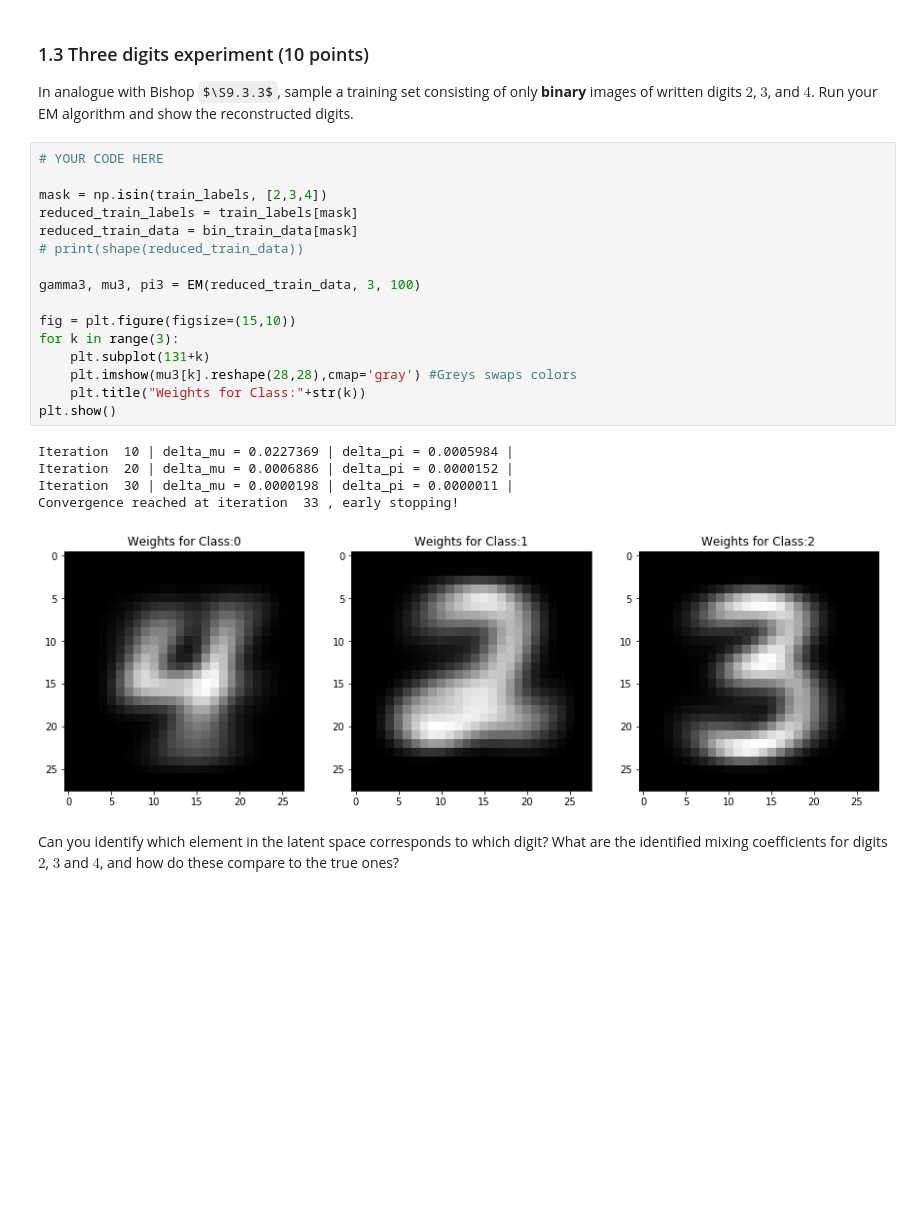
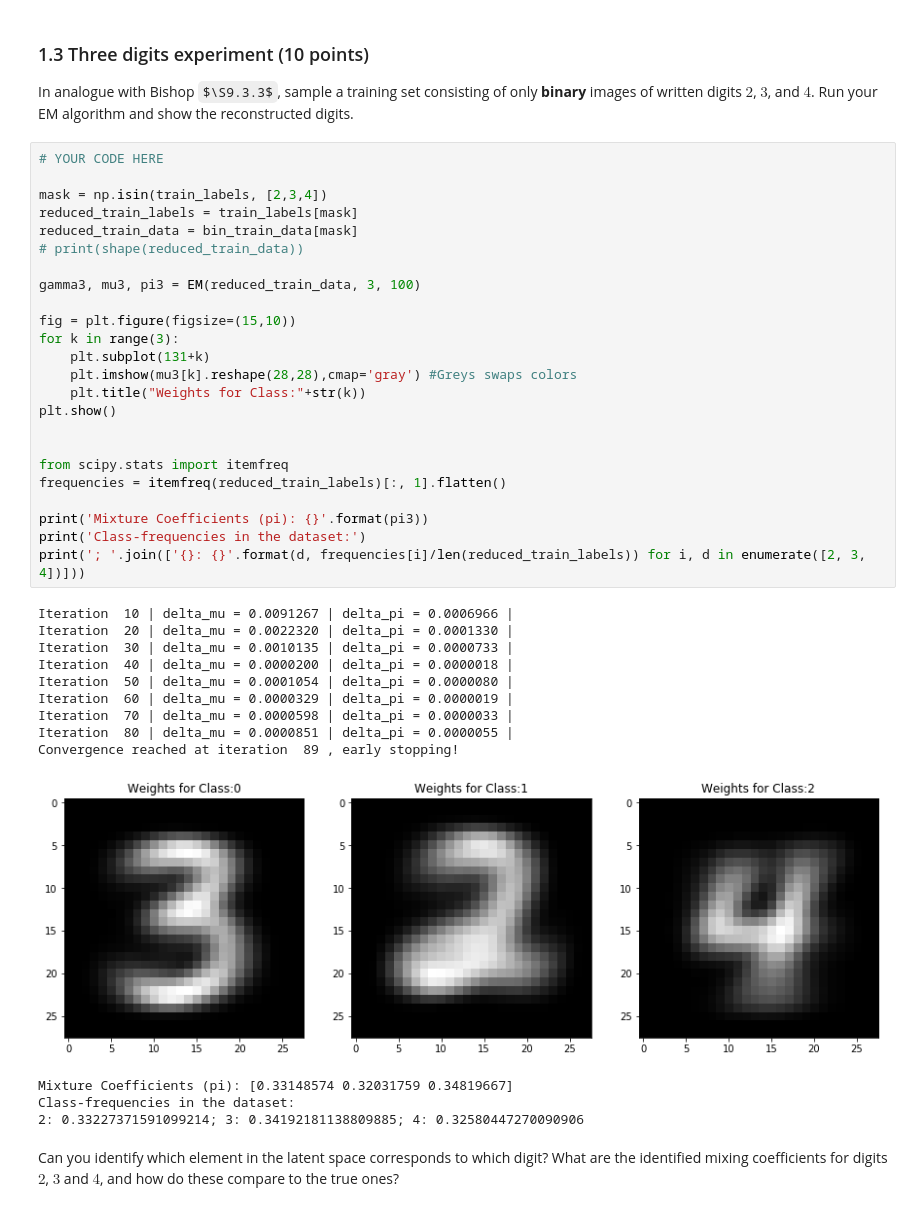
Before and after one commit to davide-belli/machine-learning-2-labs-hws, a Jupyter notebook: lab3/lab3.ipynb, the cells around one changed output. Cells and saved outputs as stored; diff of their text form; some formulas as TeX source; blank space fills up the shorter version.

```diff
--- a/lab3/lab3.ipynb
+++ b/lab3/lab3.ipynb
@@ -213,25 +213,41 @@ In analogue with Bishop $\S9.3.3$, sample a training set consisting of only __bi
 # %%
 # YOUR CODE HERE
 
 mask = np.isin(train_labels, [2,3,4])
 reduced_train_labels = train_labels[mask]
 reduced_train_data = bin_train_data[mask]
 # print(shape(reduced_train_data))
 
 gamma3, mu3, pi3 = EM(reduced_train_data, 3, 100)
 
 fig = plt.figure(figsize=(15,10))
 for k in range(3):
     plt.subplot(131+k)
     plt.imshow(mu3[k].reshape(28,28),cmap='gray') #Greys swaps colors
     plt.title("Weights for Class:"+str(k))
 plt.show()
+
+
+from scipy.stats import itemfreq
+frequencies = itemfreq(reduced_train_labels)[:, 1].flatten()
+
+print('Mixture Coefficients (pi): {}'.format(pi3))
+print('Class-frequencies in the dataset:')
+print('; '.join(['{}: {}'.format(d, frequencies[i]/len(reduced_train_labels)) for i, d in enumerate([2, 3, 4])]))
 # %% [output]
-Iteration  10 | delta_mu = 0.0227369 | delta_pi = 0.0005984 |
-Iteration  20 | delta_mu = 0.0006886 | delta_pi = 0.0000152 |
-Iteration  30 | delta_mu = 0.0000198 | delta_pi = 0.0000011 |
-Convergence reached at iteration  33 , early stopping!
+Iteration  10 | delta_mu = 0.0091267 | delta_pi = 0.0006966 |
+Iteration  20 | delta_mu = 0.0022320 | delta_pi = 0.0001330 |
+Iteration  30 | delta_mu = 0.0010135 | delta_pi = 0.0000733 |
+Iteration  40 | delta_mu = 0.0000200 | delta_pi = 0.0000018 |
+Iteration  50 | delta_mu = 0.0001054 | delta_pi = 0.0000080 |
+Iteration  60 | delta_mu = 0.0000329 | delta_pi = 0.0000019 |
+Iteration  70 | delta_mu = 0.0000598 | delta_pi = 0.0000033 |
+Iteration  80 | delta_mu = 0.0000851 | delta_pi = 0.0000055 |
+Convergence reached at iteration  89 , early stopping!
-[figure, old version]
+[figure, new version]
+Mixture Coefficients (pi): [0.33148574 0.32031759 0.34819667]
+Class-frequencies in the dataset:
+2: 0.33227371591099214; 3: 0.34192181138809885; 4: 0.32580447270090906
 # %% [markdown]
 Can you identify which element in the latent space corresponds to which digit? What are the identified mixing coefficients for digits $2$, $3$ and $4$, and how do these compare to the true ones?
 # %% [markdown]
```
Also changed, not shown: parts of 7 cells of this notebook.
